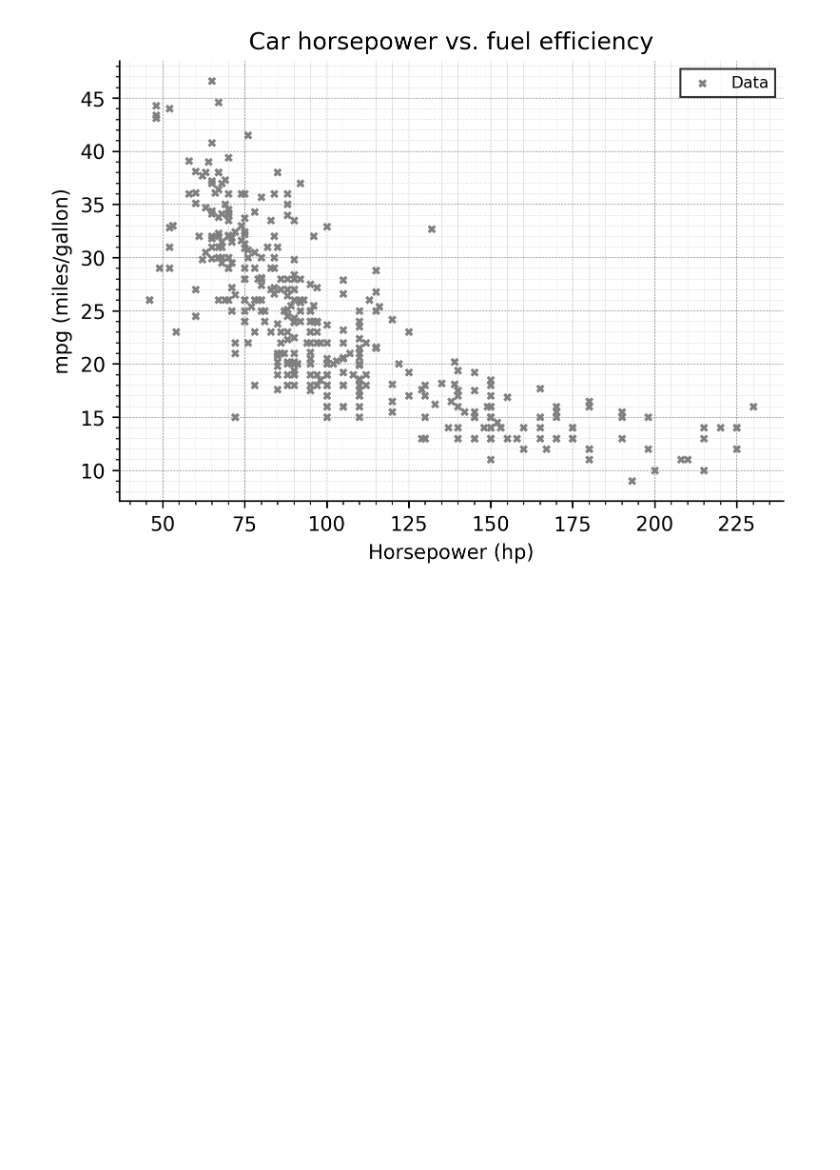
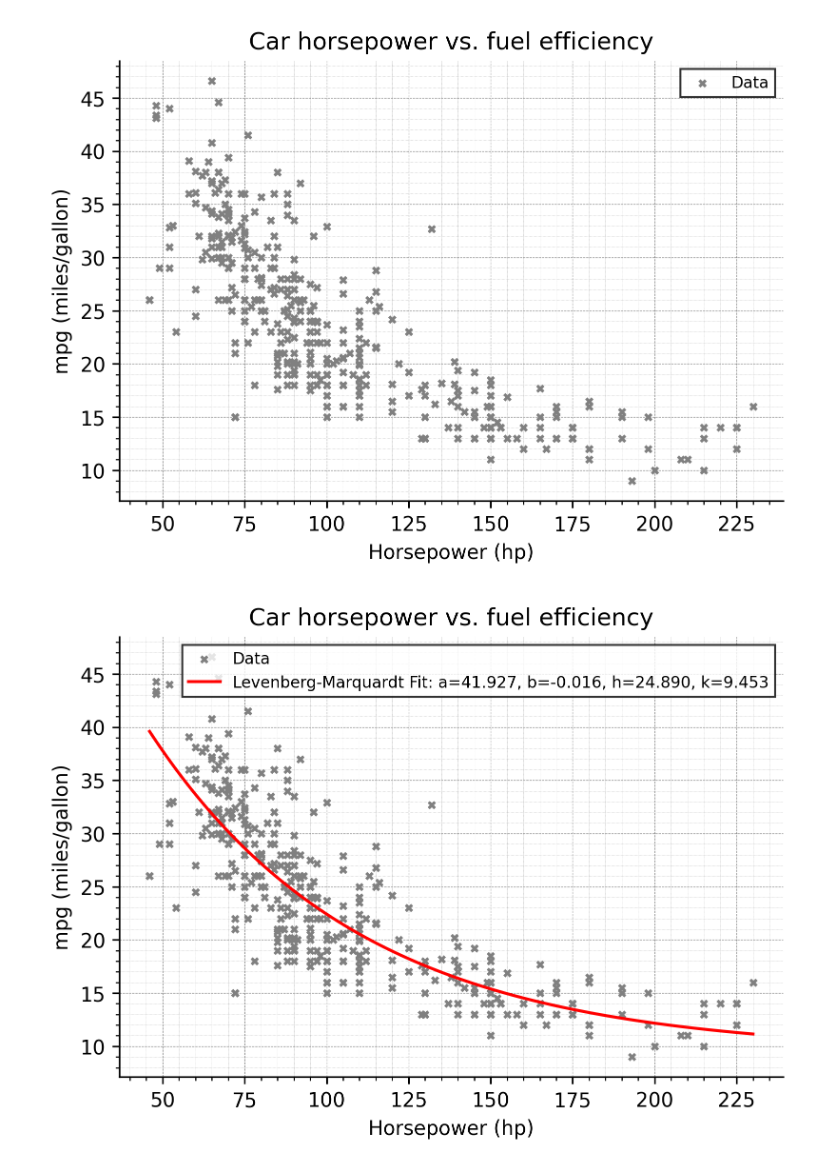
Before and after one commit to peteseta/math-ia, a Jupyter notebook: data/data.ipynb, the cells around one changed output. Drawn from its saved outputs; the diff is of its cells as text; code cells hidden in the pictures; blank space fills up the shorter version.

```diff
--- a/data/data.ipynb
+++ b/data/data.ipynb
@@ -44,3 +42,84 @@ plt.legend(fontsize=8, edgecolor='black', facecolor='white', framealpha=0.8, fan
 plt.show()
 # %% [output]
 [figure]
+# %%
+from scipy.optimize import curve_fit
+
+# Define the exponential function to fit
+def exp(x, a, b, h, k):
+    return a * np.e**(b * (x - h)) + k
+
+# Initial parameter guess
+p0 = [5, -0.05, 90, 12]
+
+# check for non-finite values (NaN, Inf) in the dataset
+non_finite_values = df[['horsepower', 'mpg']].isnull().values.any()
+
+# if non-finite values are found, we will clean the dataset
+if non_finite_values:
+    # remove rows with non-finite values
+    df_clean = df.dropna(subset=['horsepower', 'mpg'])
+else:
+    # if there are no non-finite values, we will proceed with the current dataset
+    df_clean = df
+
+# try the curve fit without bounds on the cleaned data
+popt, pcov = curve_fit(exp, df_clean['horsepower'], df_clean['mpg'], p0=p0)
+
+# check if the covariance matrix was estimated successfully
+if np.any(np.isinf(np.sqrt(np.diag(pcov)))):
+    # if the unbounded fit also failed, we will try fitting with bounds and cleaned data.
+
+    # define bounds within reasonable ranges based on the data
+    bounds = ([0, -np.inf, df_clean['horsepower'].min(), 0],
+              [np.inf, 0, df_clean['horsepower'].max(), np.inf])
+
+    # try the curve fit with bounds on the cleaned data
+    popt_bound, pcov_bound = curve_fit(exp, df_clean['horsepower'], df_clean['mpg'], p0=p0, bounds=bounds)
+
+    # check if this fit was successful
+    if np.any(np.isinf(np.sqrt(np.diag(pcov_bound)))):
+        # if the bounded fit also failed, we may need to try a different model or transformation.
+        fit_success = False
+    else:
+        fit_success = True
+        popt = popt_bound
+        pcov = pcov_bound
+else:
+    # if the unbounded fit was successful, we will use these parameters.
+    fit_success = True
+
+# output the result of the fitting process
+fit_success, popt, pcov
+
+# create a high-resolution array of x values for a smooth curve
+x_high_res = np.linspace(df_clean['horsepower'].min(), df_clean['horsepower'].max(), 1000)
+# calculate the fitted y values using the high-resolution x values
+y_fitted = exp(x_high_res, *popt)
+
+# plot the original data and the fitted curve
+plt.figure(figsize=(6, 4), dpi=300)
+ax = plt.gca()
+
+# gridlines/ticks
+plt.minorticks_on()
+ax.tick_params(axis='both', which='major', labelsize=10)
+plt.grid(which='both', linestyle='--', linewidth='0.30', color='gray')
+plt.grid(which='minor', linestyle=':', linewidth='0.15', color='gray')
+
+# remove top/right spines
+ax.spines['top'].set_visible(False)
+ax.spines['right'].set_visible(False)
+
+plt.scatter(df_clean['horsepower'], df_clean['mpg'], label='Data', marker='x', color='grey', s=10)
+plt.plot(x_high_res, y_fitted, 'r-', label='Levenberg-Marquardt Fit: a=%5.3f, b=%5.3f, h=%5.3f, k=%5.3f' % tuple(popt))
+
+plt.xlabel('Horsepower (hp)')
+plt.ylabel('mpg (miles/gallon)')
+plt.title('Car horsepower vs. fuel efficiency')
+
+plt.legend(fontsize=8, edgecolor='black', facecolor='white', framealpha=0.8, fancybox=False)
+
+plt.show()
+# %% [output]
+[figure, added]
```
Also changed, not shown: parts of 2 cells of this notebook, 4 other files.
